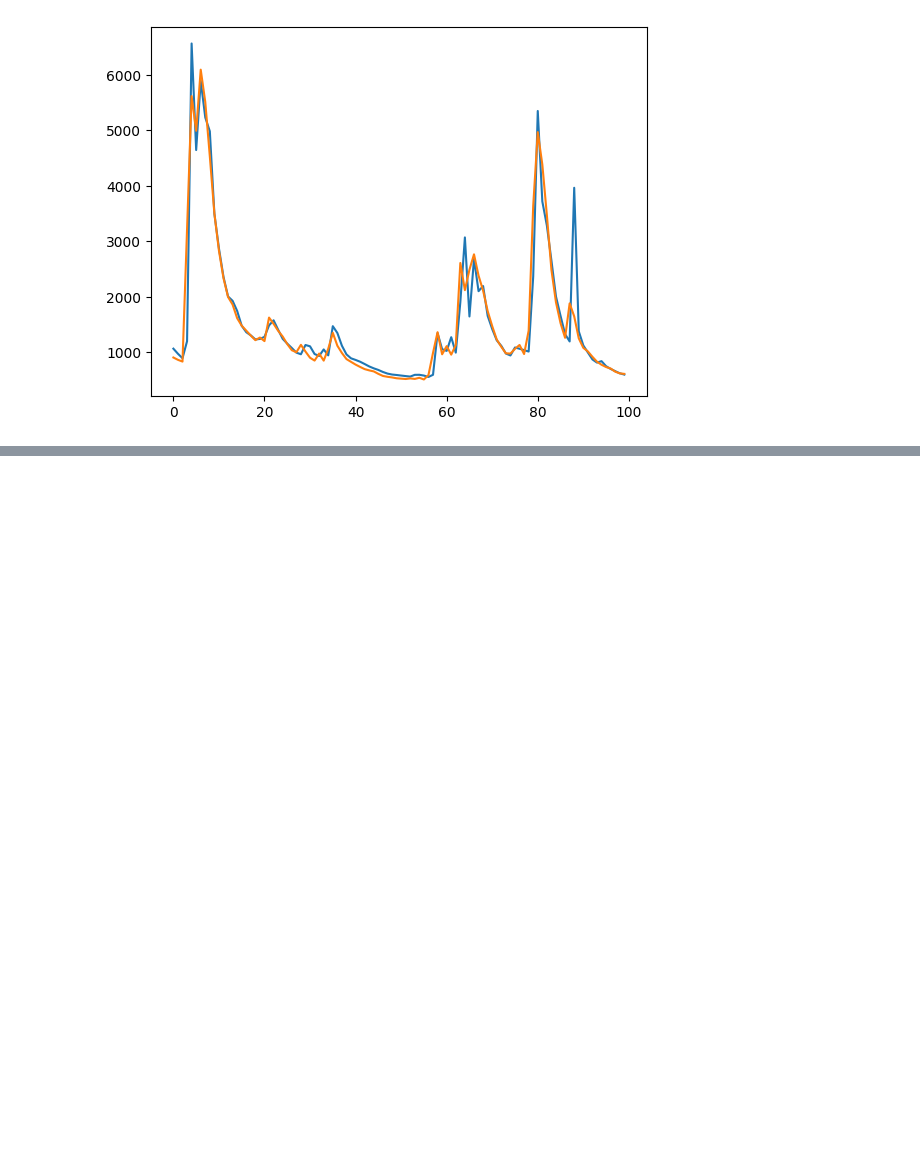
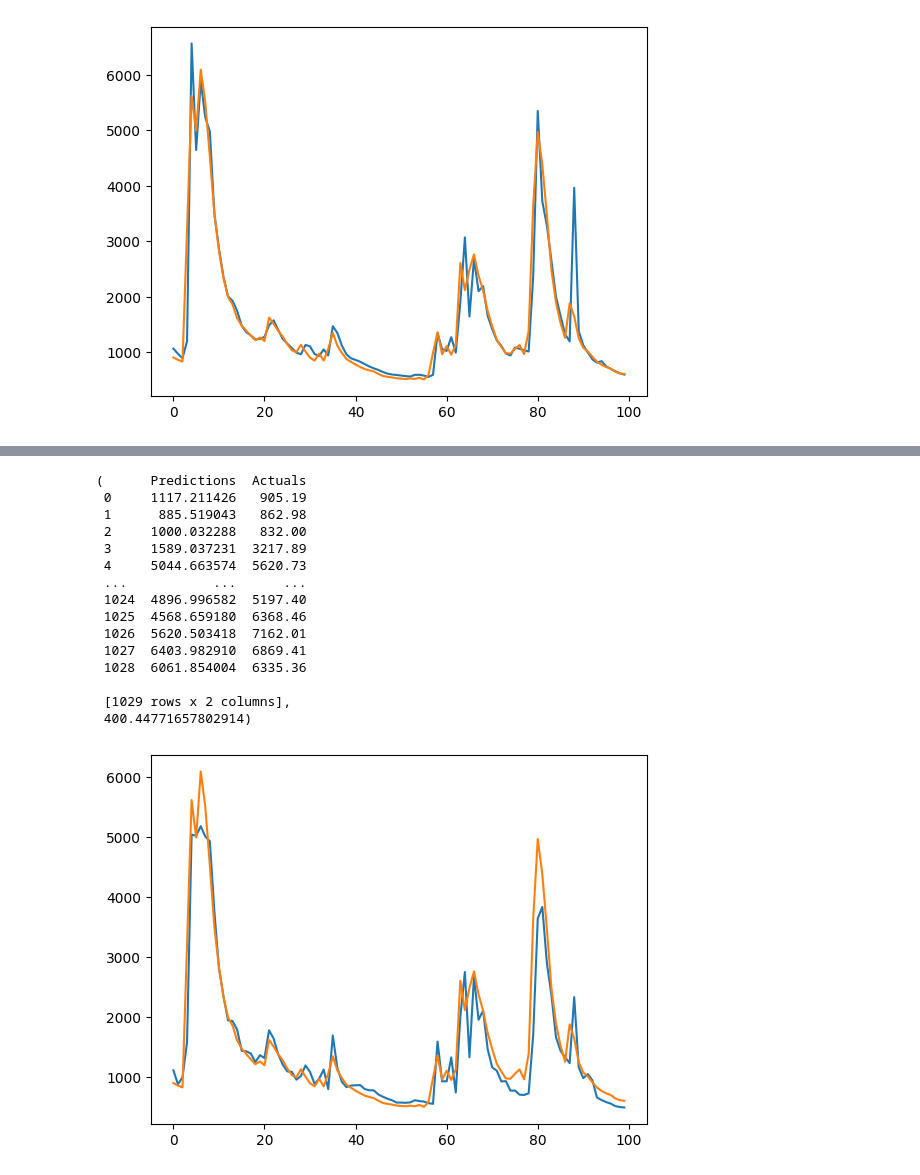
Before and after one commit to nicolaigarder/Forecasting-water-inflow, a Jupyter notebook: AI_models/Simple_AIs.ipynb, the cells around one changed output, grey strips where cells are left out. Drawn from its saved outputs; the diff is of its cells as text; code cells hidden in the pictures; blank space fills up the shorter version.

```diff
--- a/AI_models/Simple_AIs.ipynb
+++ b/AI_models/Simple_AIs.ipynb
@@ -601,0 +679,8 @@ plot_predictions1(model4, X2_test, y2_test)
+# %%
+model6 = Sequential()
+model6.add(InputLayer((6, 5)))
+model6.add(Conv1D(64, kernel_size=2, activation='relu'))
+model6.add(Flatten())
+model6.add(Dense(8, 'relu'))
+model6.add(Dense(1, 'linear'))
+model6.summary()
@@ -601,0 +705,3 @@ plot_predictions1(model4, X2_test, y2_test)
+# %%
+cp6 = ModelCheckpoint('model6/', save_best_only=True)
+model6.compile(loss=MeanSquaredError(), optimizer=Adam(learning_rate=0.001), metrics=[RootMeanSquaredError()])
@@ -601,0 +710,2 @@ plot_predictions1(model4, X2_test, y2_test)
+# %%
+model6.fit(X2_train, y2_train, validation_data=(X2_val, y2_val), epochs=50, callbacks=[cp6])
@@ -601,0 +731,3 @@ plot_predictions1(model4, X2_test, y2_test)
+# %%
+plot_predictions1(model6, X2_test, y2_test)
+# %% [output]
@@ -601,0 +735,16 @@ plot_predictions1(model4, X2_test, y2_test)
+(      Predictions  Actuals
+ 0     1117.211426   905.19
+ 1      885.519043   862.98
+ 2     1000.032288   832.00
+ 3     1589.037231  3217.89
+ 4     5044.663574  5620.73
+ ...           ...      ...
+ 1024  4896.996582  5197.40
+ 1025  4568.659180  6368.46
+ 1026  5620.503418  7162.01
+ 1027  6403.982910  6869.41
+ 1028  6061.854004  6335.36
+
+ [1029 rows x 2 columns],
+ 400.44771657802914)
+[figure, added]
```
Also changed, not shown: parts of 10 cells of this notebook, 10 other files.
